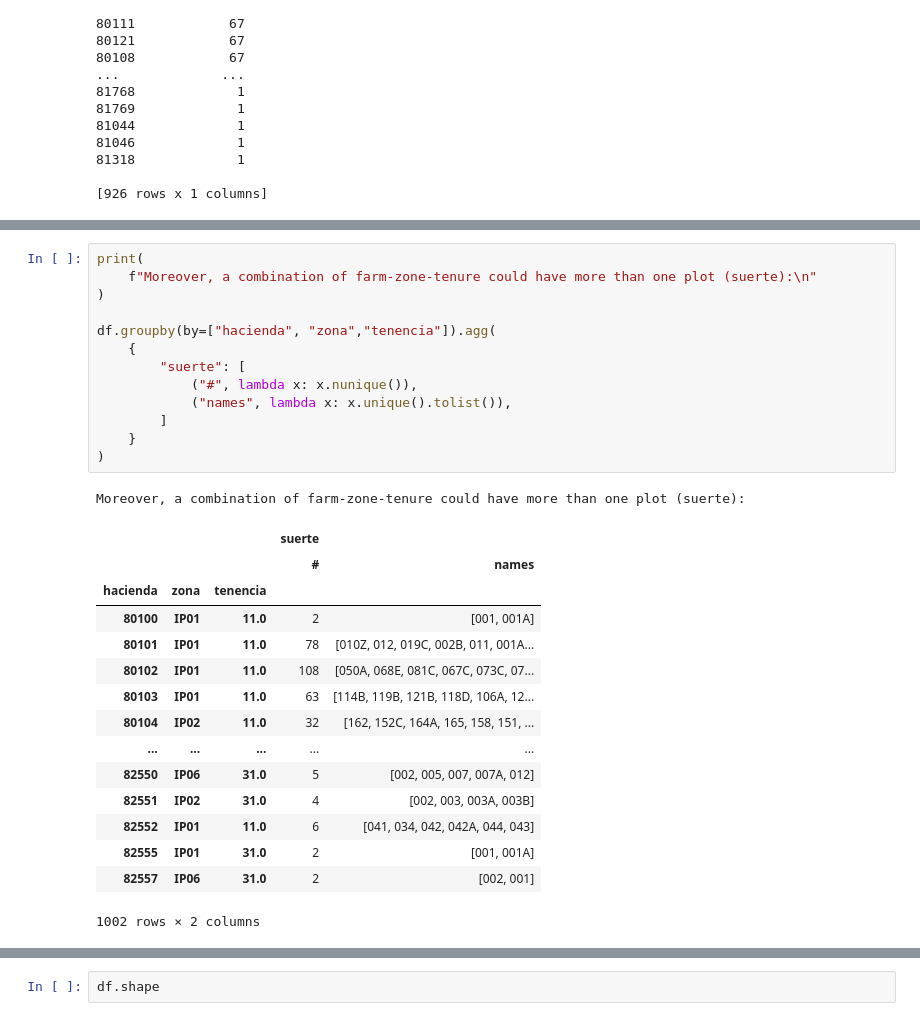
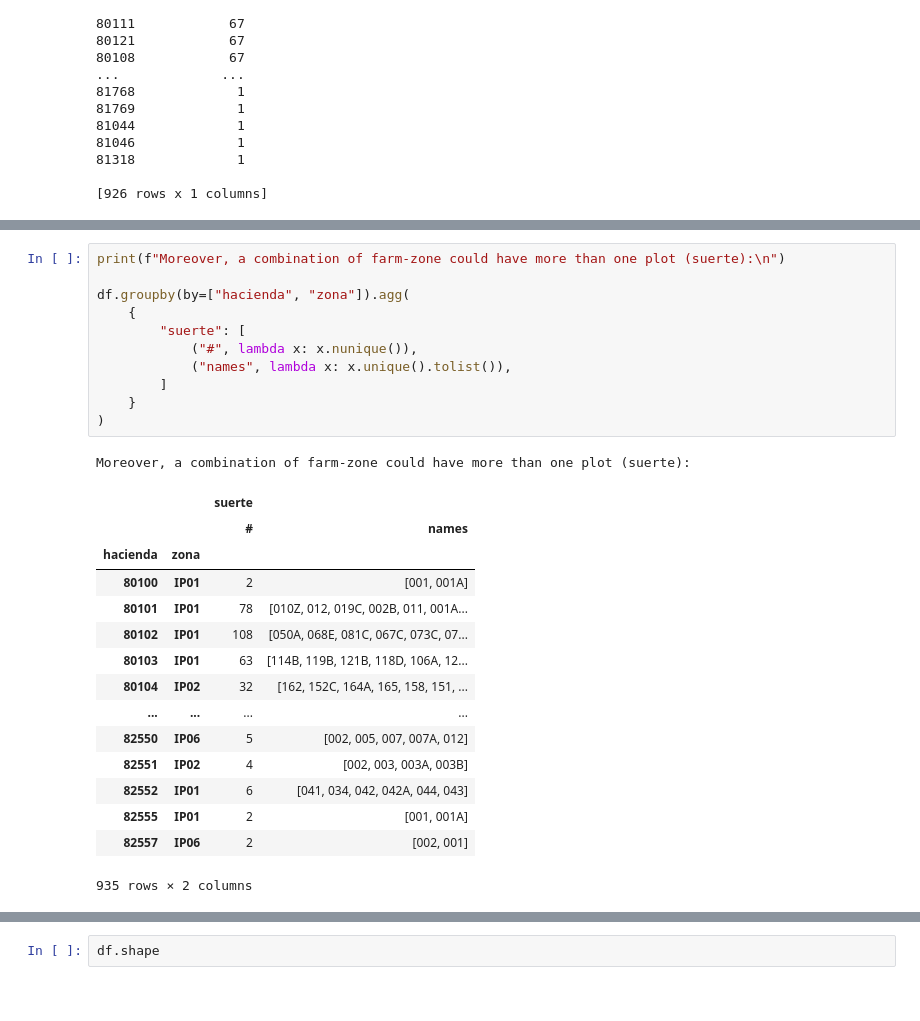
Before and after one commit to JhonattanReales21/ML1_sugar_industry, a Jupyter notebook: notebooks/data_preprocessing.ipynb, the cells around one changed output, grey strips where cells are left out. Cells and saved outputs as stored; diff of their text form.

Commit message:
Update the pre_processing notebook and suertes_clean

```diff
--- a/notebooks/data_preprocessing.ipynb
+++ b/notebooks/data_preprocessing.ipynb
@@ -388,35 +385,33 @@ A combination of farm-zone could have one or two different 'tenencia' values:
 | 81143 | IP06 | 2 | [81.0, 51.0] |
 | 81132 | IP02 | 2 | [81.0, 51.0] |
 # %%
-print(
-    f"Moreover, a combination of farm-zone-tenure could have more than one plot (suerte):\n"
-)
+print(f"Moreover, a combination of farm-zone could have more than one plot (suerte):\n")
 
-df.groupby(by=["hacienda", "zona","tenencia"]).agg(
+df.groupby(by=["hacienda", "zona"]).agg(
     {
         "suerte": [
             ("#", lambda x: x.nunique()),
             ("names", lambda x: x.unique().tolist()),
         ]
     }
 )
 # %% [output]
-Moreover, a combination of farm-zone-tenure could have more than one plot (suerte):
+Moreover, a combination of farm-zone could have more than one plot (suerte):
-|  |  |  | suerte |  |
-|  |  |  | # | names |
-| hacienda | zona | tenencia |  |  |
-| 80100 | IP01 | 11.0 | 2 | [001, 001A] |
-| 80101 | IP01 | 11.0 | 78 | [010Z, 012, 019C, 002B, 011, 001A... |
-| 80102 | IP01 | 11.0 | 108 | [050A, 068E, 081C, 067C, 073C, 07... |
-| 80103 | IP01 | 11.0 | 63 | [114B, 119B, 121B, 118D, 106A, 12... |
-| 80104 | IP02 | 11.0 | 32 | [162, 152C, 164A, 165, 158, 151, ... |
-| ... | ... | ... | ... | ... |
-| 82550 | IP06 | 31.0 | 5 | [002, 005, 007, 007A, 012] |
-| 82551 | IP02 | 31.0 | 4 | [002, 003, 003A, 003B] |
-| 82552 | IP01 | 11.0 | 6 | [041, 034, 042, 042A, 044, 043] |
-| 82555 | IP01 | 31.0 | 2 | [001, 001A] |
-| 82557 | IP06 | 31.0 | 2 | [002, 001] |
+|  |  | suerte |  |
+|  |  | # | names |
+| hacienda | zona |  |  |
+| 80100 | IP01 | 2 | [001, 001A] |
+| 80101 | IP01 | 78 | [010Z, 012, 019C, 002B, 011, 001A... |
+| 80102 | IP01 | 108 | [050A, 068E, 081C, 067C, 073C, 07... |
+| 80103 | IP01 | 63 | [114B, 119B, 121B, 118D, 106A, 12... |
+| 80104 | IP02 | 32 | [162, 152C, 164A, 165, 158, 151, ... |
+| ... | ... | ... | ... |
+| 82550 | IP06 | 5 | [002, 005, 007, 007A, 012] |
+| 82551 | IP02 | 4 | [002, 003, 003A, 003B] |
+| 82552 | IP01 | 6 | [041, 034, 042, 042A, 044, 043] |
+| 82555 | IP01 | 2 | [001, 001A] |
+| 82557 | IP06 | 2 | [002, 001] |
-1002 rows × 2 columns
+935 rows × 2 columns
 # %%
 print(
     f"So, taking in consideration the analysis, we could define our observations ID like the combination of period-farm-zone-tenure-plot:\n"
```
Also changed, not shown: parts of 98 cells of this notebook, 3 other files.
